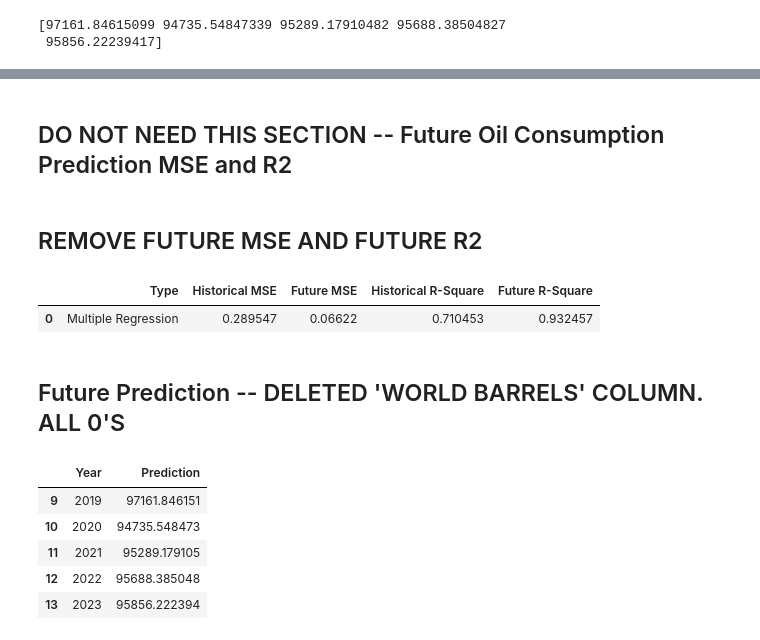
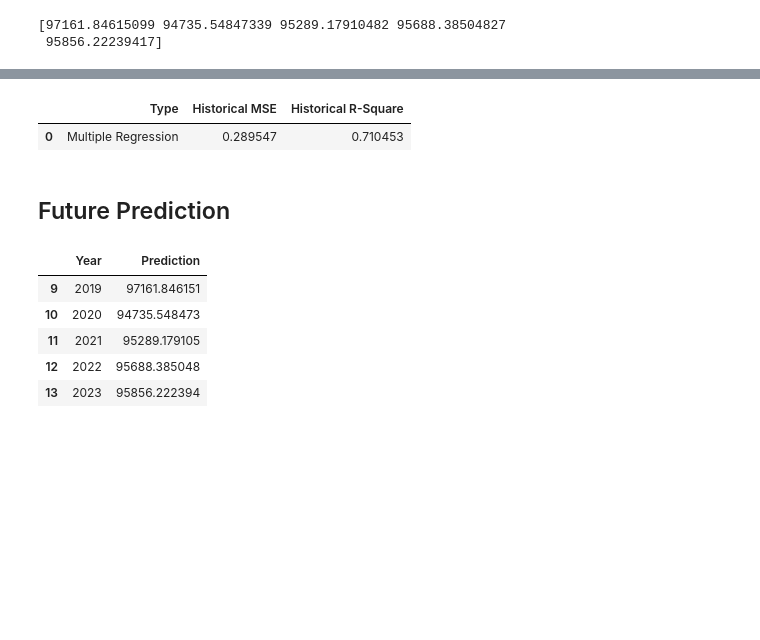
Before and after one commit to minerva-b/Final_Team_Project, a Jupyter notebook: Kmar/Oil_Consumption_Regres_ML.ipynb, the cells around one changed output, grey strips where cells are left out. Drawn from its saved outputs; the diff is of its cells as text; code cells hidden in the pictures; blank space fills up the shorter version.

```diff
--- a/Kmar/Oil_Consumption_Regres_ML.ipynb
+++ b/Kmar/Oil_Consumption_Regres_ML.ipynb
@@ -254,2 +238,0 @@ X_test_scaled_df
-# %% [markdown]
-## DO NOT NEED THIS SECTION -- Future Oil Consumption Prediction MSE and R2
@@ -270,22 +239,20 @@ future_r2 = r2_score(y_test_scaled_df, predicted)
-# %% [markdown]
-## REMOVE FUTURE MSE AND FUTURE R2
 # %%
 # Create Data Frame for historical and future MSE and R-Square
 
-data = [["Multiple Regression", hist_mse, future_mse, hist_r2, future_r2]]
+data = [["Multiple Regression", hist_mse, hist_r2]]
 
-mse_r2_df = pd.DataFrame(data, columns = ["Type", "Historical MSE", "Future MSE", "Historical R-Square", "Future R-Square"])
+mse_r2_df = pd.DataFrame(data, columns = ["Type", "Historical MSE", "Historical R-Square"])
 
 mse_r2_df
 # %% [output]
-|  | Type | Historical MSE | Future MSE | Historical R-Square | Future R-Square |
-| 0 | Multiple Regression | 0.289547 | 0.06622 | 0.710453 | 0.932457 |
+|  | Type | Historical MSE | Historical R-Square |
+| 0 | Multiple Regression | 0.289547 | 0.710453 |
 # %%
 # Export MSE and R-Square summary table as CSV
 
 mse_r2_df.to_csv('../data/clean_data/oil_outputs/OilConsumption_MSE_R2_MultiRegress_Table.csv', index=False)
 # %% [markdown]
-## Future Prediction -- DELETED 'WORLD BARRELS' COLUMN. ALL 0'S
+## Future Prediction
 # %%
 # Generate Prediction table
 
```
Also changed, not shown: parts of 4 cells of this notebook, 6 other files.
